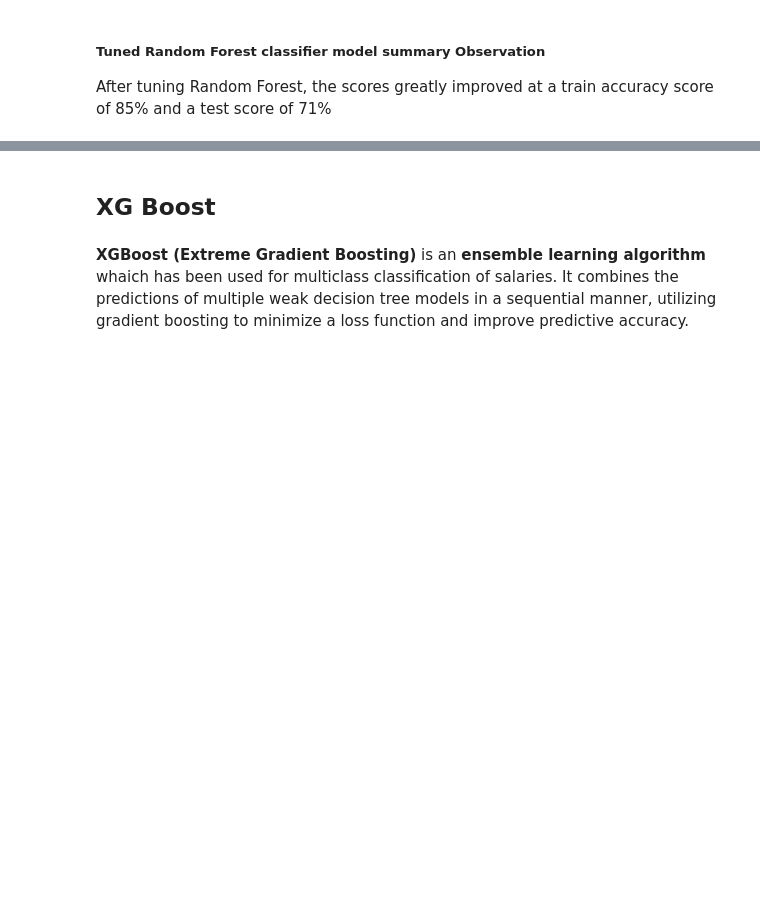
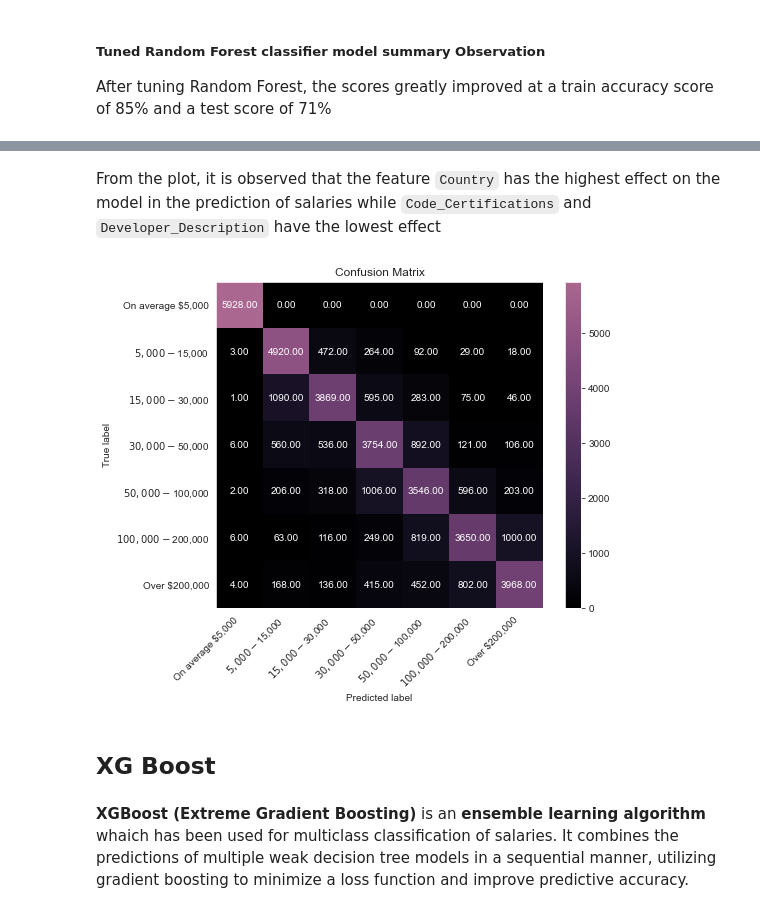
Before and after one commit to paddyokore/developer-salary-prediction, a Jupyter notebook: predicting_developer_salaries.ipynb, the cells around one changed output, grey strips where cells are left out. Drawn from its saved outputs; the diff is of its cells as text; code cells hidden in the pictures; blank space fills up the shorter version.

```diff
--- a/predicting_developer_salaries.ipynb
+++ b/predicting_developer_salaries.ipynb
@@ -2709,3 +2652,41 @@ plt.show()
+# %% [markdown]
+From the plot, it is observed that the feature `Country` has the highest effect on the model in the prediction of salaries while `Code_Certifications` and `Developer_Description` have the lowest effect
+# %%
+
+
+def confmat(ytrue, ypred):
+    labels = ['On average $5,000', '$5,000 - $15,000', '$15,000 - $30,000',
+              '$30,000 - $50,000', '$50,000 - $100,000', '$100,000 - $200,000', 'Over $200,000']
+    label_order = [5, 3, 1, 2, 4, 0, 6]
+
+    cm = confusion_matrix(ytrue, ypred, labels=label_order)
+    #cm = cm.astype('float') / cm.sum(axis=1)[:, np.newaxis]  # Normalize the confusion matrix
+
+    fig, ax = plt.subplots(figsize=(8, 6))
+    im = ax.imshow(cm, interpolation='nearest', cmap=sns.cubehelix_palette(50, hue=0.8, rot=0.4, light=0, dark=0.5, as_cmap=True))
+    ax.figure.colorbar(im, ax=ax)
+
+    ax.set(xticks=np.arange(cm.shape[1]),
+           yticks=np.arange(cm.shape[0]),
+           xticklabels=labels,
+           yticklabels=labels,
+           xlabel='Predicted label',
+           ylabel='True label',
+           title='Confusion Matrix')
+
+    plt.xticks(rotation=45, ha='right')  # Rotate x-axis labels for better visibility
+
+    # Loop over data dimensions and create text annotations.
+    for i in range(cm.shape[0]):
+        for j in range(cm.shape[1]):
+            ax.text(j, i, format(cm[i, j], '.2f'), ha="center", va="center", color = "white")
+
+    plt.show()
+
+# random forest confusion matrix
+confmat(y1res_test, y_pred_7t)
+# %% [output]
+[figure, added]
 # %% [markdown]
 ## XG Boost
 # %% [markdown]
```
Also changed, not shown: parts of 25 cells of this notebook.
